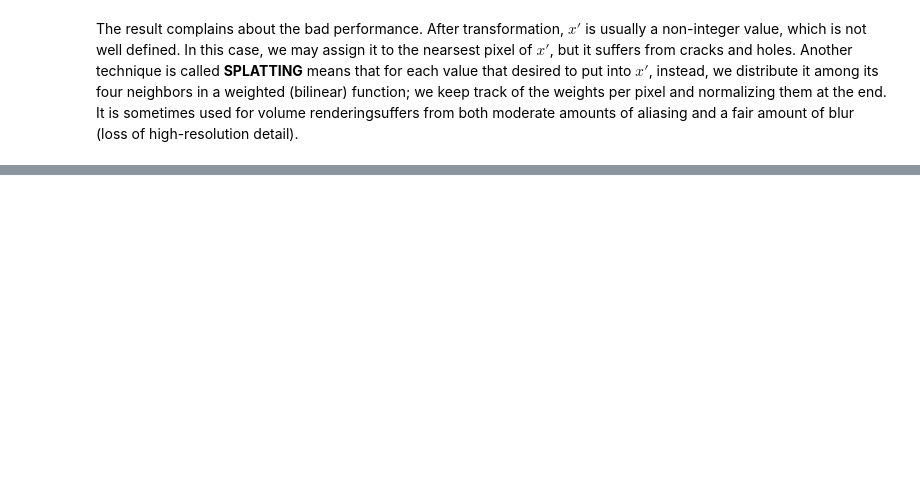
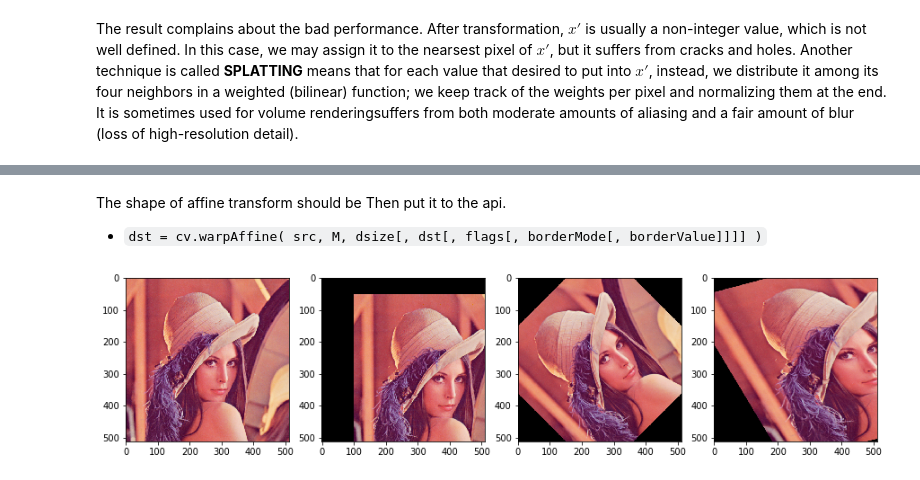
Before and after one commit to Misa-XU/jupyter, a Jupyter notebook: CV/2. Image Transformation.ipynb, the cells around one changed output, grey strips where cells are left out. Saved outputs shown, nothing was run; the diff lists cells and outputs as text; code cells hidden in the pictures; blank space fills up the shorter version.

```diff
--- a/CV/2. Image Transformation.ipynb
+++ b/CV/2. Image Transformation.ipynb
@@ -227,0 +258,20 @@ The result complains about the bad performance. After transformation, $x'$ is us
+# %%
+M1 = np.float32([[1,0,100],[0,1,50]]) # defind by our self as long as its shape is (2, 3)
+M2 = cv2.getRotationMatrix2D(((img.shape[1]-1)/2.0,(img.shape[0]-1)/2.0), 45 ,1)
+M3 = cv2.getAffineTransform(np.float32([[50,50],[200,50],[50,200]]), np.float32([[10,100],[200,50],[100,250]]))
+# %% [markdown]
+The shape of affine transform should be Then put it to the api.
+- `dst = cv.warpAffine( src, M, dsize[, dst[, flags[, borderMode[, borderValue]]]] )`
+# %%
+out11 = cv2.warpAffine(img, M1, img.shape[:2])
+out22 = cv2.warpAffine(img, M2, img.shape[:2])
+out33 = cv2.warpAffine(img, M3, img.shape[:2])
+
+outs = [img, out11, out22, out33]
+
+f, axarr = plt.subplots(1, 4, figsize = (15, 15))
+
+for i in range(4):
+    axarr[i].imshow(cv2.cvtColor(outs[i], cv2.COLOR_BGR2RGB))
+# %% [output]
+[figure, added]
```
Also changed, not shown: parts of 11 cells of this notebook, 3 other files.
